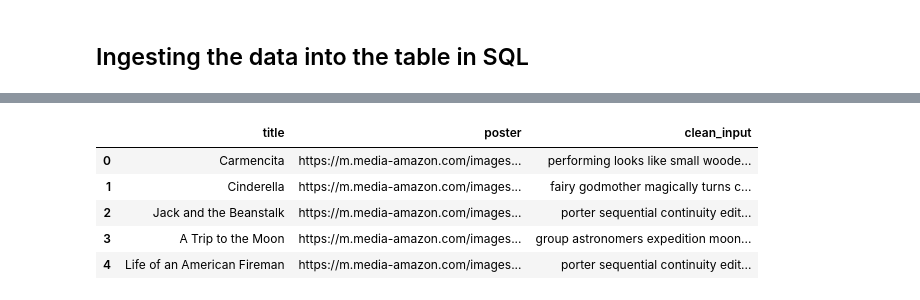
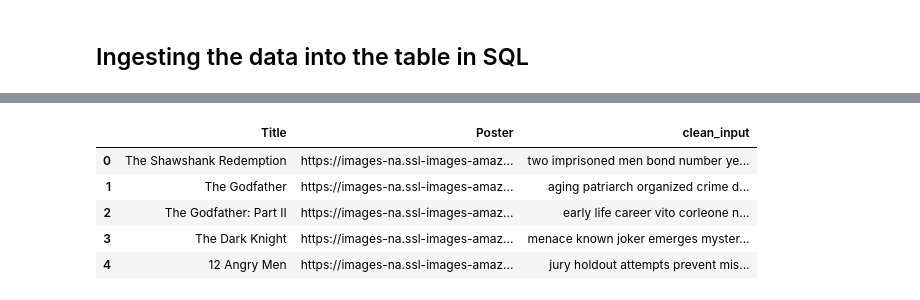
Before and after one commit to ParamDesai111/Movie-Recommendation-System, a Jupyter notebook: app/recommendations_system/IngestIntoTable.ipynb, the cells around one changed output, grey strips where cells are left out. Drawn from its saved outputs; the diff is of its cells as text; code cells hidden in the pictures.

```diff
--- a/app/recommendations_system/IngestIntoTable.ipynb
+++ b/app/recommendations_system/IngestIntoTable.ipynb
@@ -57,5 +57,5 @@ df.head()
 # %%
-df['clean_plot'] = df['plot'].str.lower() #Convert to lower case
+df['clean_plot'] = df['Plot'].str.lower() #Convert to lower case
 
 #Regex, numbers and spaces and puncuations
 
@@ -164,5 +164,5 @@ Name: genre, Length: 34148, dtype: object
 # %%
-df['genre'] = df['genre'].apply(lambda x: x.split(','))
-df['cast'] = df['cast'].apply(lambda x: x.split(',')[:4]) # Getting the top 4 actors
-df['director'] = df['director'].apply(lambda x: x.split(',')[:1]) # Getting 1 director
+df['Genre'] = df['Genre'].apply(lambda x: x.split(','))
+df['Actors'] = df['Actors'].apply(lambda x: x.split(',')[:4]) # Getting the top 4 actors
+df['Director'] = df['Director'].apply(lambda x: x.split(',')[:1]) # Getting 1 director
 # %%
@@ -177,7 +177,7 @@ def clean(sentence):
     return temp
 # to clean the sentence all lower and remove all spaces
 # %%
-df['genre'] = [clean(x) for x in df['genre']]
-df['cast'] = [clean(x) for x in df['cast']]
-df['director'] = [clean(x) for x in df['director']]
+df['Genre'] = [clean(x) for x in df['Genre']]
+df['Actors'] = [clean(x) for x in df['Actors']]
+df['Director'] = [clean(x) for x in df['Director']]
 # %%
@@ -191,7 +191,7 @@ df['genre'][0]
 # %%
 #combine all of the preproccesing into another dataframe
 
-columns = ['clean_plot', 'genre', 'cast', 'director']
+columns = ['clean_plot', 'Genre', 'Actors', 'Director']
 l = []
 
 for i in range(len(df)):
@@ -239,15 +243,15 @@ Index(['imdbID', 'title', 'year', 'rating', 'runtime', 'genre', 'released',
       dtype='object')
 # %%
 df['clean_input'] = l
-df = df[['title', 'poster', 'clean_input']]
+df = df[['Title', 'Poster', 'clean_input']]
 df.head() #Processed with the title with the input from genre, plot, actors and director
 # %% [output]
-|  | title | poster | clean_input |
-| 0 | Carmencita | https://m.media-amazon.com/images... | performing looks like small woode... |
-| 1 | Cinderella | https://m.media-amazon.com/images... | fairy godmother magically turns c... |
-| 2 | Jack and the Beanstalk | https://m.media-amazon.com/images... | porter sequential continuity edit... |
-| 3 | A Trip to the Moon | https://m.media-amazon.com/images... | group astronomers expedition moon... |
-| 4 | Life of an American Fireman | https://m.media-amazon.com/images... | porter sequential continuity edit... |
+|  | Title | Poster | clean_input |
+| 0 | The Shawshank Redemption | https://images-na.ssl-images-amaz... | two imprisoned men bond number ye... |
+| 1 | The Godfather | https://images-na.ssl-images-amaz... | aging patriarch organized crime d... |
+| 2 | The Godfather: Part II | https://images-na.ssl-images-amaz... | early life career vito corleone n... |
+| 3 | The Dark Knight | https://images-na.ssl-images-amaz... | menace known joker emerges myster... |
+| 4 | 12 Angry Men | https://images-na.ssl-images-amaz... | jury holdout attempts prevent mis... |
 # %%
 df['clean_input'][0]
 # %% [output]
```
Also changed, not shown: parts of 13 cells of this notebook, 2 other files.
